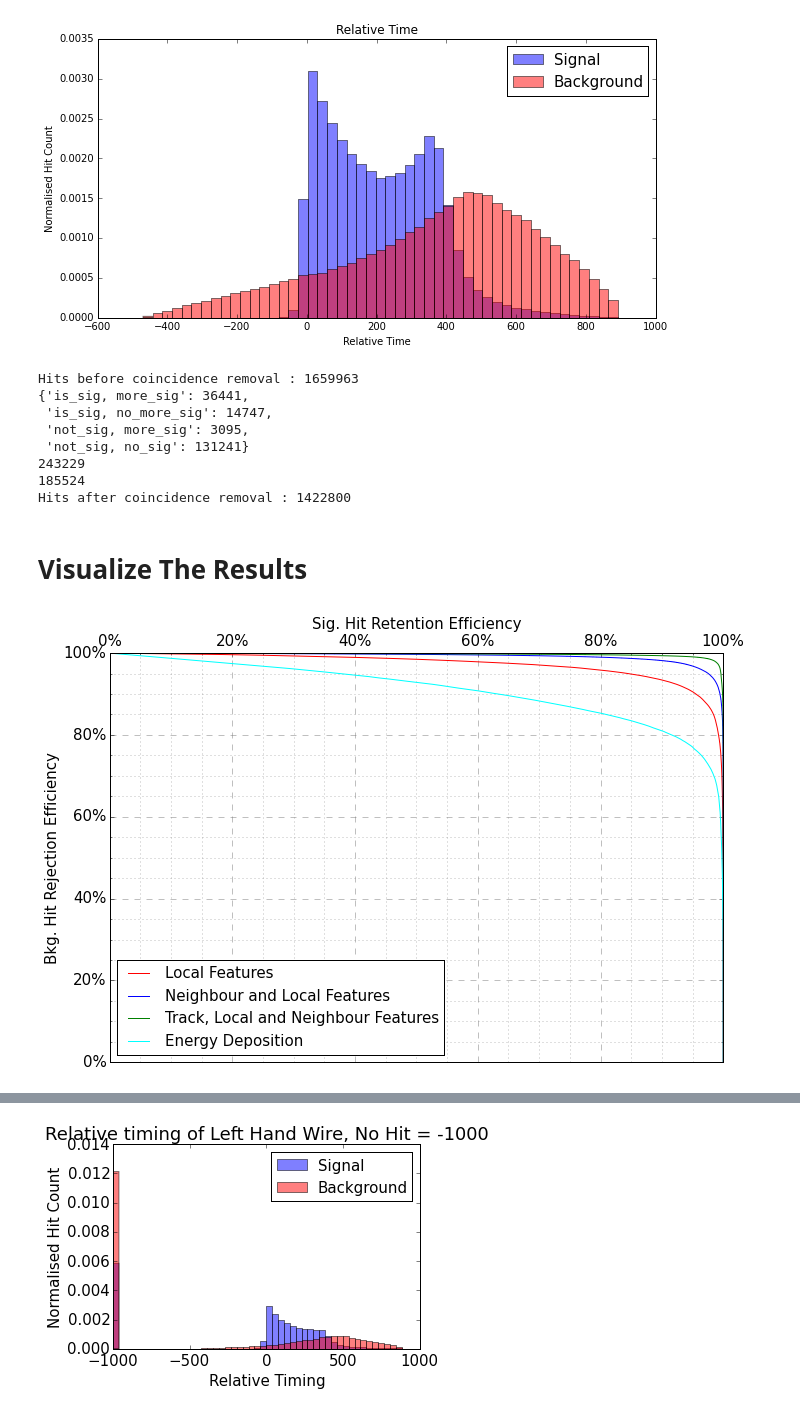
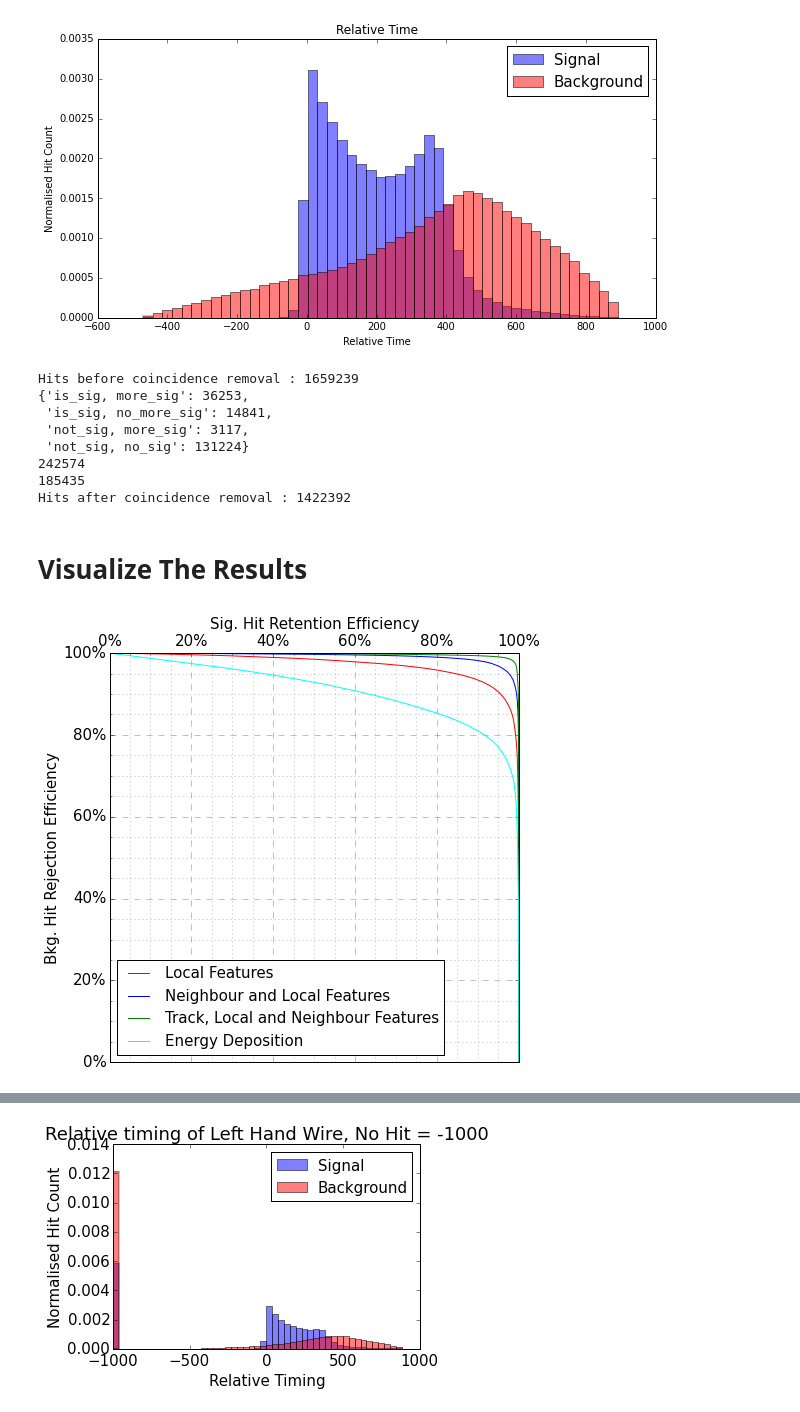
Before and after one commit to ewengillies/track-finding-yandex, a Jupyter notebook: notebooks/ICEDUST_MainPipeline.ipynb, the cells around one changed output, grey strips where cells are left out. Drawn from its saved outputs; the diff is of its cells as text; code cells hidden in the pictures.

```diff
--- a/notebooks/ICEDUST_MainPipeline.ipynb
+++ b/notebooks/ICEDUST_MainPipeline.ipynb
@@ -809,8 +811,8 @@ import cPickle as pickle
 classifiers_dir = "/vols/comet/users/elg112/ICEDUST/track-finding-yandex/classifiers/"
 train_name = "batch_4_2536"
 test_name = "batch_3_2500"
-save_class = True
-load_class = False
+save_class = False
+load_class = True
 # %%
 if save_class:
     # Save the classifier
@@ -830,6 +832,9 @@ Memory Usage [1043.921875]
 if load_class:
     factory = pickle.load(open(classifiers_dir + "class_"+train_name+".p", "rb" ) )
     hough_transformer = pickle.load(open(classifiers_dir + "hough_"+train_name+".p", "rb" ) )
+    local_gbdt = factory['Local Features']
+    neigh_gbdt = factory['Neighbour and Local Features']
+    hough_gbdt = factory['Track, Local and Neighbour Features']
 # %%
 print "Memory Usage {}".format(memory_usage())
 # %% [output]
@@ -916,6 +921,18 @@ Memory Usage [1969.59765625]
 if save_class:
     # Save the test_sample
     pickle.dump(test_cdc, open(classifiers_dir + "test_"+test_name+".p", "wb" ) )
+# %%
+if load_class:
+    # Define features
+    lcl_train_features = [test_cdc.edep_name, rel_time_name, test_cdc.row_name]
+    neigh_train_features = [test_cdc.edep_name,
+                        test_cdc.edep_name + "_left",
+                        test_cdc.edep_name + "_right",
+                        rel_time_name,
+                        rel_time_name + "_left",
+                        rel_time_name + "_right",
+                        test_cdc.row_name]
+    track_train_features = neigh_train_features + [hgh_scr_name]
 # %%
 for event in range(test_cdc.n_events):
     event_name_cdc = np.unique(test_cdc.get_events(event)[test_cdc.key_name])
@@ -968,14 +989,14 @@ test_cdc.data[trk_scr_name] = hough_gbdt.predict_proba(
             columns=track_train_features)
         )[:,1]
 # %% [output]
-Hits before coincidence removal : 1659963
-{'is_sig, more_sig': 36441,
- 'is_sig, no_more_sig': 14747,
- 'not_sig, more_sig': 3095,
- 'not_sig, no_sig': 131241}
-243229
-185524
-Hits after coincidence removal : 1422800
+Hits before coincidence removal : 1659239
+{'is_sig, more_sig': 36253,
+ 'is_sig, no_more_sig': 14841,
+ 'not_sig, more_sig': 3117,
+ 'not_sig, no_sig': 131224}
+242574
+185435
+Hits after coincidence removal : 1422392
 # %%
 final_diagnostics = factory.test_on(
     DataFrame(
@@ -992,15 +1013,15 @@ final_diagnostics = factory.test_on(
 figsize(11, 7.3333)
 # %%
 plot_set_font()
-figsize(11, 7.3333)
+figsize(7.3333, 7.3333)
 plot_rocs(test_cdc.get_measurement(test_cdc.hit_type_name,
                                    only_hits=True,
                                    flatten=True),
          final_diagnostics.prediction,
          zoom=False,
          datum_label="Hit")
 plt.show()
 # %% [output]
-[figure, old version]
+[figure, new version]
 # %%
 plot_set_font()
```
Also changed, not shown: parts of 37 cells of this notebook.
